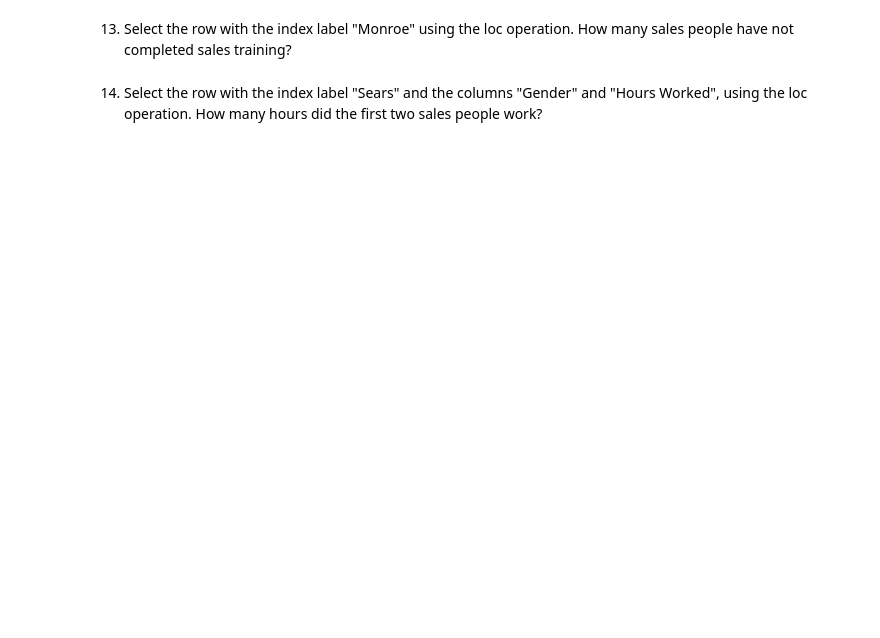
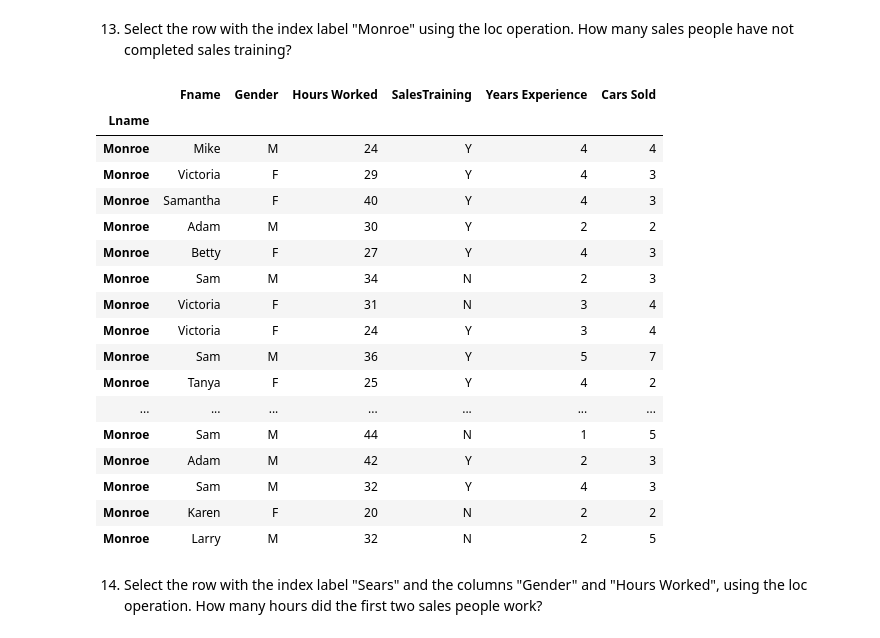
Before and after one commit to rabino15/Intro-to-Data-and-Datasets, a Jupyter notebook: Module 7 - Intro to Data and Datasets (1).ipynb, the cells around one changed output. Drawn from its saved outputs; the diff is of its cells as text; code cells hidden in the pictures; blank space fills up the shorter version.

```diff
--- a/Module 7 - Intro to Data and Datasets (1).ipynb
+++ b/Module 7 - Intro to Data and Datasets (1).ipynb
@@ -803,4 +1014,6 @@ df.to_csv("new file.csv")
 # %% [markdown]
 11. Write the code below to re-import the axisdata.csv file as "sales". This time, change the index from the default to the column "Lname".
+# %%
+sales = pd.read_csv("axisdata.csv", index_col="Lname")
 # %% [markdown]
 12. Write the code to examine the first 5 rows of the sales dataset. Is the index the column that you wanted?
@@ -807,4 +1030,25 @@ df.to_csv("new file.csv")
 # %% [markdown]
 13. Select the row with the index label "Monroe" using the loc operation. How many sales people have not completed sales training?
+# %%
+sales.loc["Monroe"]
+# %% [output]
+|  | Fname | Gender | Hours Worked | SalesTraining | Years Experience | Cars Sold |
+| Lname |  |  |  |  |  |  |
+| Monroe | Mike | M | 24 | Y | 4 | 4 |
+| Monroe | Victoria | F | 29 | Y | 4 | 3 |
+| Monroe | Samantha | F | 40 | Y | 4 | 3 |
+| Monroe | Adam | M | 30 | Y | 2 | 2 |
+| Monroe | Betty | F | 27 | Y | 4 | 3 |
+| Monroe | Sam | M | 34 | N | 2 | 3 |
+| Monroe | Victoria | F | 31 | N | 3 | 4 |
+| Monroe | Victoria | F | 24 | Y | 3 | 4 |
+| Monroe | Sam | M | 36 | Y | 5 | 7 |
+| Monroe | Tanya | F | 25 | Y | 4 | 2 |
+| ... | ... | ... | ... | ... | ... | ... |
+| Monroe | Sam | M | 44 | N | 1 | 5 |
+| Monroe | Adam | M | 42 | Y | 2 | 3 |
+| Monroe | Sam | M | 32 | Y | 4 | 3 |
+| Monroe | Karen | F | 20 | N | 2 | 2 |
+| Monroe | Larry | M | 32 | N | 2 | 5 |
 # %% [markdown]
 14. Select the row with the index label "Sears" and the columns "Gender" and "Hours Worked", using the loc operation. How many hours did the first two sales people work?
```
Also changed, not shown: parts of 26 cells of this notebook.
